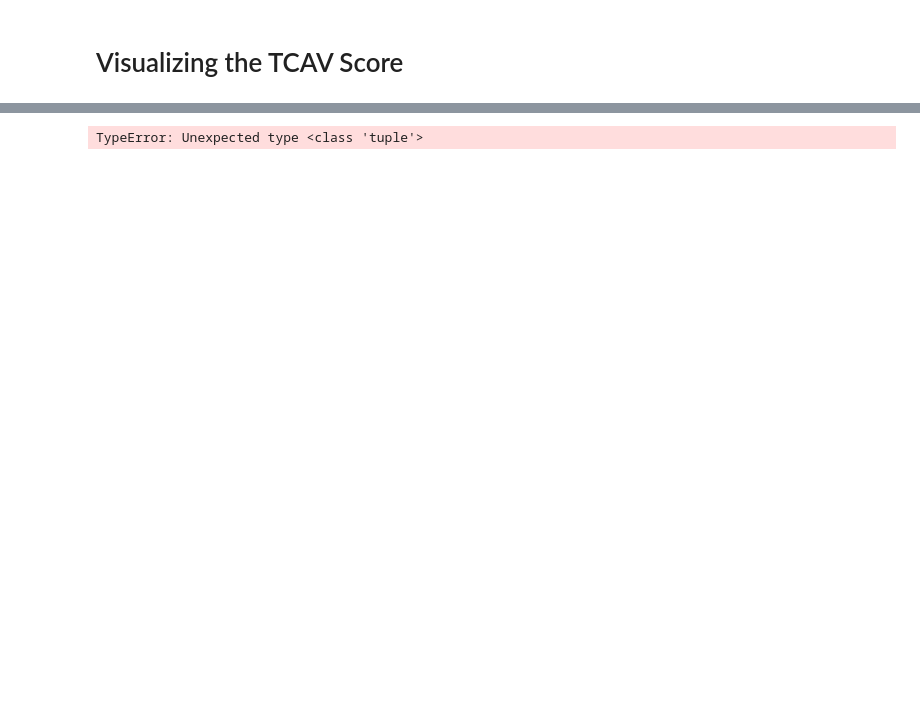
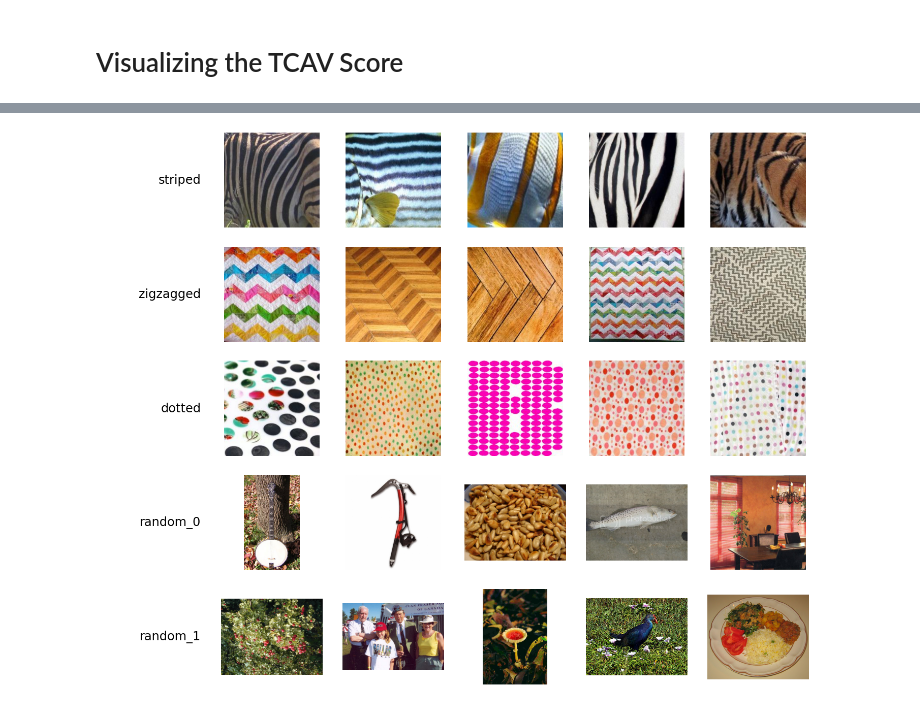
Before and after one commit to Mitchell-Chatterjee/COMP-5900, a Jupyter notebook: Project/Project.ipynb, the cells around one changed output, grey strips where cells are left out. Saved outputs shown, nothing was run; the diff lists cells and outputs as text; code cells hidden in the pictures; blank space fills up the shorter version.

```diff
--- a/Project/Project.ipynb
+++ b/Project/Project.ipynb
@@ -118,18 +115,15 @@ GoogLeNet(
 stripes_concept = ds.assemble_concept("striped", 0, concepts_path=CONCEPTS_PATH)
 zigzagged_concept = ds.assemble_concept("zigzagged", 1, concepts_path=CONCEPTS_PATH)
 dotted_concept = ds.assemble_concept("dotted", 2, concepts_path=CONCEPTS_PATH)
+random_0_concept = ds.assemble_concept("random_0", 3, concepts_path=CONCEPTS_PATH)
+random_1_concept = ds.assemble_concept("random_1", 4, concepts_path=CONCEPTS_PATH)
 
 # Selecting the concepts we intend to query for the conceptual loss.
+random_experimental_sets = [[stripes_concept, random_0_concept, random_1_concept]]
 experimental_sets = [[stripes_concept, zigzagged_concept, dotted_concept]]
 
 # Select the layers for interpretation.
 layers=['inception4c', 'inception4d', 'inception4e']
-
-# Defining the TCAV model and which layers we intend to consider.
-mytcav = TCAV(model=model,
-              layers=layers,
-              layer_attr_method = LayerIntegratedGradients(
-                model, None, multiply_by_inputs=False))
 # %% [markdown]
 # Fine-Tuning the Model
 # %%
@@ -242,31 +279,21 @@ ms.visualize_model(model_ft, device=device, dataloaders=dataloaders, class_names
-# %%
-experimental_set_zig_dot = [[stripes_concept, zigzagged_concept, dotted_concept]]
-
-target_class_tensors = torch.stack([ds.transform(img) for img in image_datasets['train']])
-tcav_scores_w_zig_dot = mytcav.interpret(inputs=target_class_tensors,
-                                         experimental_sets=experimental_sets,
-                                         target=target_class_idx,
-                                         n_steps=5)
-
-ts.plot_tcav_scores(experimental_set_zig_dot, tcav_scores_w_zig_dot, layers)
-# %% [output]
-TypeError: Unexpected type <class 'tuple'>
 # %%
 # Visualization of various concepts
 n_figs = 5
 n_concepts = 5
 
 fig, axs = plt.subplots(n_concepts, n_figs + 1, figsize = (25, 4 * n_concepts))
 
 for c, concept in enumerate([stripes_concept, zigzagged_concept, dotted_concept, random_0_concept, random_1_concept]):
-    concept_path = os.path.join(concepts_path, concept.name) + "/"
+    concept_path = os.path.join(CONCEPTS_PATH, concept.name) + "/"
     img_files = glob.glob(concept_path + '*')
     for i, img_file in enumerate(img_files[:n_figs + 1]):
         if os.path.isfile(img_file):
             if i == 0:
                 axs[c, i].text(1.0, 0.5, str(concept.name), ha='right', va='center', family='sans-serif', size=24)
             else:
                 img = plt.imread(img_file)
                 axs[c, i].imshow(img)
 
             axs[c, i].axis('off')
+# %% [output]
+[figure, added]
```
Also changed, not shown: parts of 16 cells of this notebook, 3 other files.
